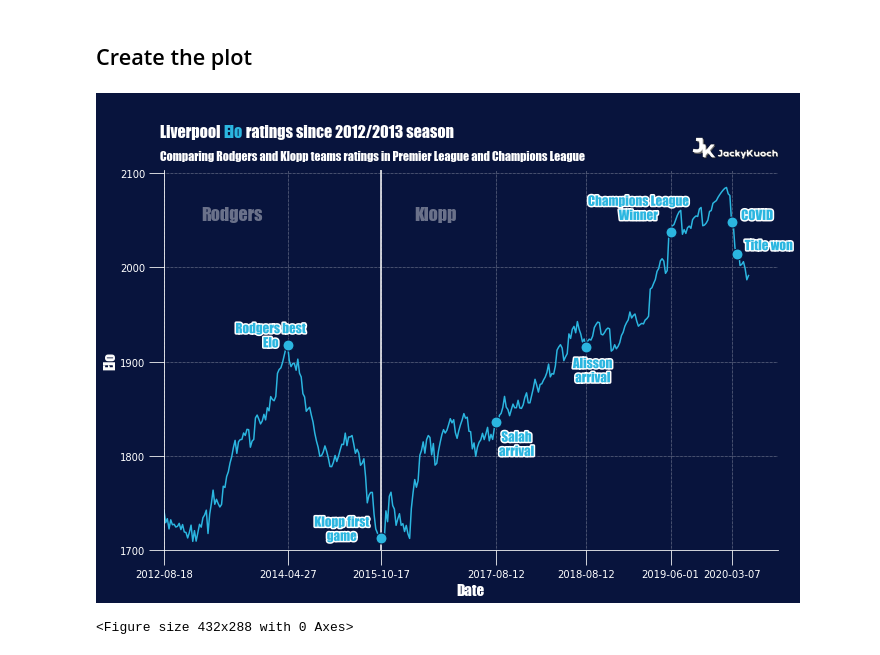
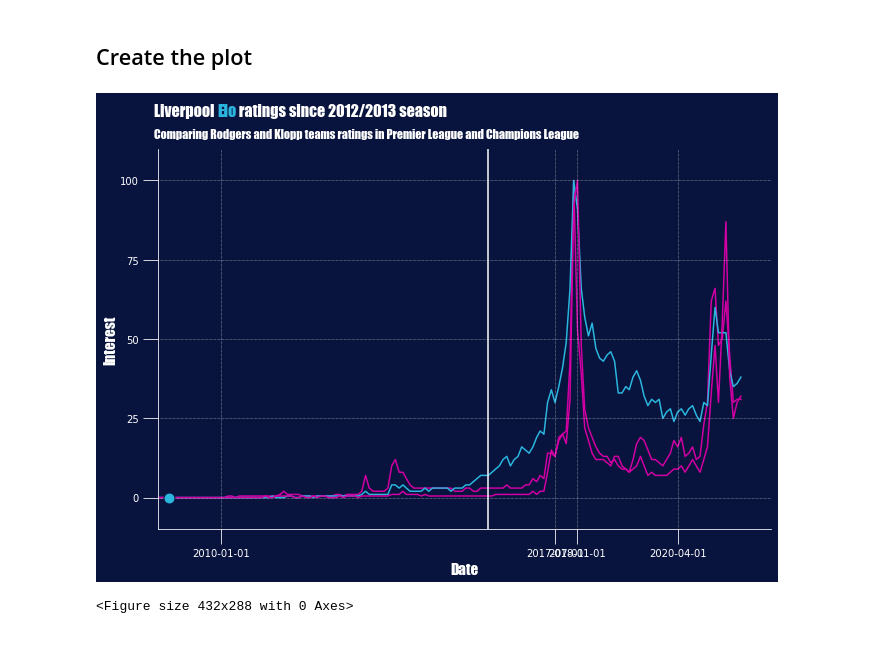
Before and after one commit to JackyKch/WhatAreAltcoins, a Jupyter notebook: coding/trends.ipynb, the cells around one changed output. Saved outputs shown, nothing was run; the diff lists cells and outputs as text; code cells hidden in the pictures.

Commit message:
Plot trends

```diff
--- a/coding/trends.ipynb
+++ b/coding/trends.ipynb
@@ -53,62 +53,49 @@ ax.patch.set_facecolor("#08143D")
 #Change the ticks color
 ax.tick_params(colors="w", length=15)
 
 #Change the axes color
 ax.spines['bottom'].set_color("w")
 ax.spines['top'].set_visible(False)
 ax.spines['right'].set_visible(False)
 ax.spines['left'].set_color("w")
 
 # Plot the three trends
-plt.plot(bitcoin['Mois'], bitcoin['Interest'], zorder=2, color="#D200A4")
+plt.plot(bitcoin['Mois'], bitcoin['Interest'], zorder=0, color="#D200A4")
+plt.plot(blockchain['Mois'], blockchain['Interest'], zorder=0, color="#2bb6e0")
+plt.plot(crypto['Mois'], crypto['Interest'], zorder=0, color="#D200A4")
 
 # Set the ticks
-plt.xticks(['2012-08-18', '2014-04-27', '2015-10-17','2017-08-12', '2018-08-12', "2019-06-01", '2020-03-07'])
-plt.yticks([1700, 1800, 1900, 2000, 2100])
-ax.set_ylim(1700)
-plt.xlim(xmin='2012-08-18')
+plt.xticks(['2008-01-01', '2010-01','2017-07-01', '2018-01-01', '2020-04-01'])
+plt.yticks([0,25, 50, 75, 100])
+ax.set_ylim(-10,110)
+plt.xlim(xmin=datetime.date(2008,8,1))
 
 # Axes Label
 plt.xlabel("Date", color="w", fontsize=15 , **hfont)
-plt.ylabel("Elo", color="w", fontsize=15 , **hfont)
+plt.ylabel("Interest", color="w", fontsize=15 , **hfont)
 
 # Title and credits
 fig_text(0.12,0.97, s="Liverpool <Elo> ratings since 2012/2013 season\n", highlight_textprops=[{"color": '#2bb6e0'}], fontsize = 16, fontweight = "bold", color = "w", **hfont)
 fig.text(0.12,0.9, "Comparing Rodgers and Klopp teams ratings in Premier League and Champions League", fontsize = 12, fontweight="light", color = "w", **hfont)
 #fig.text(0.05, 0, "Created by Jacky KUOCH",fontstyle="italic",fontsize=9, color="w")
 
-# Add logo
-ax2 = fig.add_axes([0.77,0.83,0.15,0.19])
-ax2.axis("off")
-logo = mpimg.imread("../../data/assets/LogoName.png")
-ax2.imshow(logo)
+
+# Split the graph in two
+ax.axvline(x=datetime.date(2016,1,1), color="w")
+#rodgerspart = ax.text(40, 2050, "Rodgers", fontsize=18, ha="center", color="w",alpha=0.4 , **hfont)
+#klopppart = ax.text(160, 2050, "Klopp", fontsize=18, ha="center", color="w",alpha=0.4 , **hfont)
 
 
-# Split the graph in two
-ax.axvline(x="2015-10-17", color="w")
-rodgerspart = ax.text(40, 2050, "Rodgers", fontsize=18, ha="center", color="w",alpha=0.4 , **hfont)
-klopppart = ax.text(160, 2050, "Klopp", fontsize=18, ha="center", color="w",alpha=0.4 , **hfont)
 # Add points on key dates
 
-## Max Rodgers - 27/04/2014 - Gerrard slips
-ax.scatter("2014-04-27", data.loc[data['date_match'] == "2014-04-27", "Elo_Liverpool"], s=120, color="#2bb6e0", edgecolors="#08143D", lw=1, zorder=3 )
-rodgersmax = ax.text(63, 1915, "Rodgers best\nElo", fontsize=13, ha="center", color="#2bb6e0", **hfont)
-rodgersmax.set_path_effects([path_effects.withStroke(linewidth=3, foreground="w")])
-
-
-## Klopp first game - 17/10/2015
-ax.scatter("2015-10-17", data.loc[data['date_match'] == "2015-10-17", "Elo_Liverpool"], s=120, color="#2bb6e0", edgecolors="#08143D", lw=1, zorder=3 )
-klopp_firstgame = ax.text(105, 1710, "Klopp first\ngame", fontsize=13, ha="center", color="#2bb6e0", **hfont)
-klopp_firstgame.set_path_effects([path_effects.withStroke(linewidth=3, foreground="w")])
-
-## Salah first game - 12/08/2017
-ax.scatter("2017-08-12", data.loc[data['date_match'] == "2017-08-12", "Elo_Liverpool"], s=120, color="#2bb6e0", edgecolors="#08143D", lw=1, zorder=3 )
-salah_firstgame = ax.text(208, 1800, "Salah\narrival", fontsize=13, ha="center", color="#2bb6e0", **hfont)
-salah_firstgame.set_path_effects([path_effects.withStroke(linewidth=3, foreground="w")])
+## Satoshi Nakamoto paper
+ax.scatter(datetime.date(2008,10,31), bitcoin.loc[bitcoin['Mois'] == "2008-11-01", "Interest"], s=120, color="#2bb6e0", edgecolors="#08143D", lw=1, zorder=3 )
+#satoshipaper = ax.text(datetime.date(2008,10,31), 0.1, "Satoshi Nakmoto\nPaper", fontsize=13, ha="center", color="#2bb6e0", **hfont)
+#satoshipaper.set_path_effects([path_effects.withStroke(linewidth=3, foreground="w")])
 
 
 plt.show()
 plt.tight_layout()
 # %% [output]
-[figure, old version]
+[figure, new version]
 <Figure size 432x288 with 0 Axes>
```
Also changed, not shown: parts of 1 cell of this notebook.
